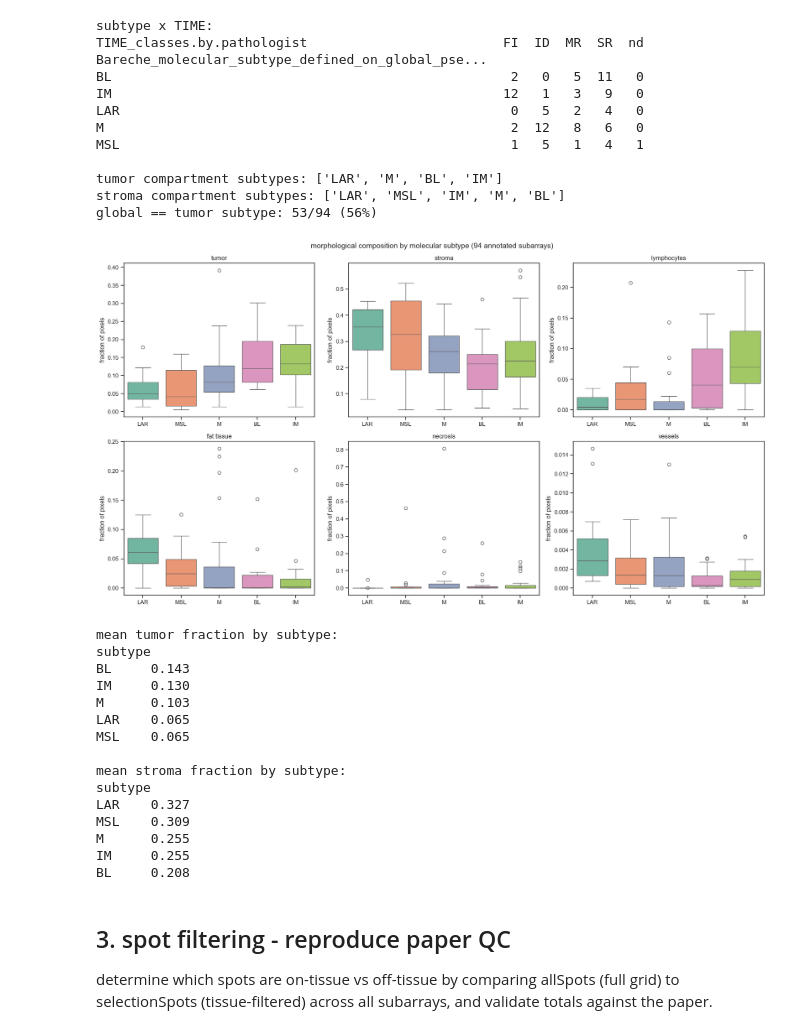
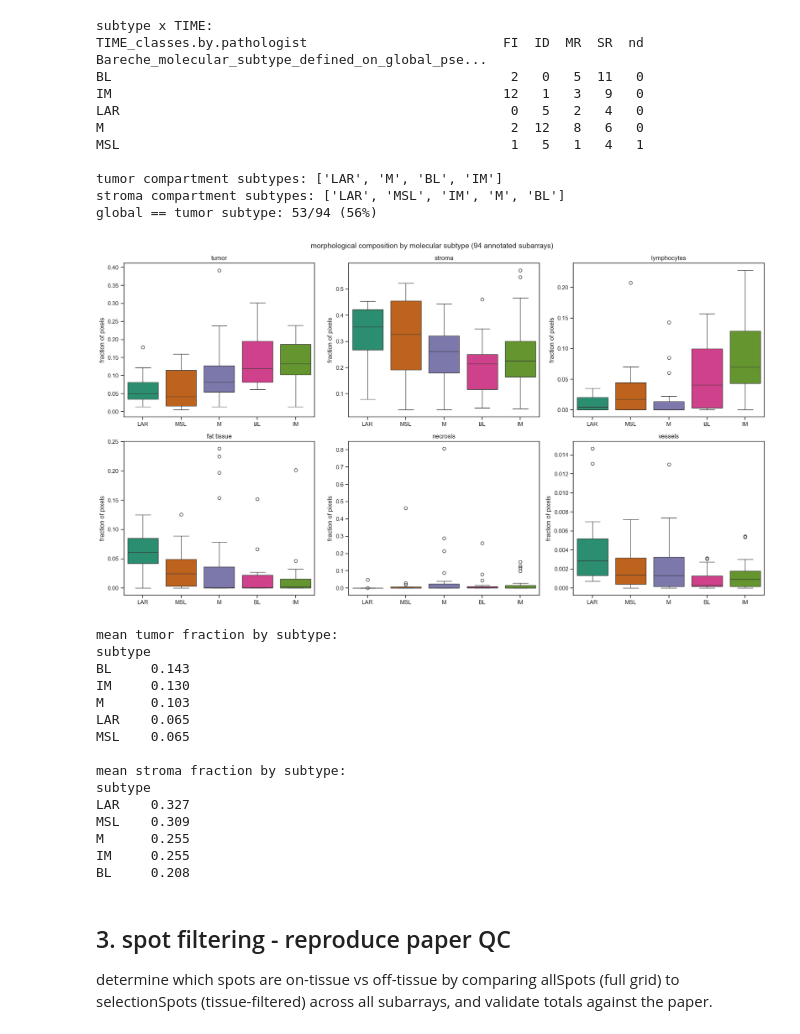
Before and after one commit to teslajoy/omicstra, a Jupyter notebook: notebooks/exploration/eda_biological_signal.ipynb, the cells around one changed output. Cells and saved outputs as stored; diff of their text form; code cells hidden in the pictures.

```diff
--- a/notebooks/exploration/eda_biological_signal.ipynb
+++ b/notebooks/exploration/eda_biological_signal.ipynb
@@ -23,7 +23,7 @@ Image.MAX_IMAGE_PIXELS = None
 ROOT = Path().resolve().parents[1]
 DATA = ROOT / 'data' / 'inputs'
 
-sns.set_theme(style='ticks', palette='Set2', context='notebook')
+sns.set_theme(style='ticks', palette='Dark2', context='notebook')
 
 # gene ID mapping: ensembl -> symbol
 # paper quantified with Salmon 0.38 against GRCh38/hg38 (GENCODE v38).
@@ -206,35 +206,35 @@ morph_df = pd.read_csv(DATA / 'morphological_fractions.tsv', sep='\t')
 # paper merges 18 categories to 9: Tumor (Tumor + Tumor region + in situ),
 # Stroma (Stroma cell + Low TIL stroma + High TIL stroma + Acellular stroma),
 # Lymphocytes, Fat tissue, Vessels, Necrosis, Lactiferous duct, TLS (Lymphoid nodule), Nerve
 morph_df['Tumor_merged'] = morph_df[['Tumor', 'Tumor region', 'in situ']].sum(axis=1)
 morph_df['Stroma_merged'] = morph_df[['Stroma cell', 'Low TIL stroma', 'High TIL stroma', 'Acellular stroma']].sum(axis=1)
 
 plot_cats = ['Tumor_merged', 'Stroma_merged', 'Lymphocyte', 'Fat tissue', 'Necrosis', 'Vessels']
 cat_labels = ['tumor', 'stroma', 'lymphocytes', 'fat tissue', 'necrosis', 'vessels']
 
 fig, axes = plt.subplots(2, 3, figsize=(18, 10))
 axes = axes.flatten()
 
 order = ['LAR', 'MSL', 'M', 'BL', 'IM']
 for ax, cat, label in zip(axes, plot_cats, cat_labels):
-    sns.boxplot(data=morph_df, x='subtype', y=cat, order=order, ax=ax, palette='Set2')
+    sns.boxplot(data=morph_df, x='subtype', y=cat, order=order, ax=ax, palette='Dark2')
     ax.set_title(label)
     ax.set_ylabel('fraction of pixels')
     ax.set_xlabel('')
 
 plt.suptitle('morphological composition by molecular subtype (94 annotated subarrays)', fontsize=14)
 plt.tight_layout()
 plt.show()
 
 # paper (p3-4): IM, BL, M enriched in tumor; LAR, MSL enriched in stroma
 # check if we see the same pattern
 print('mean tumor fraction by subtype:')
 print(morph_df.groupby('subtype')['Tumor_merged'].mean().sort_values(ascending=False).round(3).to_string())
 print()
 print('mean stroma fraction by subtype:')
 print(morph_df.groupby('subtype')['Stroma_merged'].mean().sort_values(ascending=False).round(3).to_string())
 # %% [output]
-[figure, old version]
+[figure, new version]
 mean tumor fraction by subtype:
 subtype
 BL     0.143
```
Also changed, not shown: parts of 1 cell of this notebook, 3 other files.
